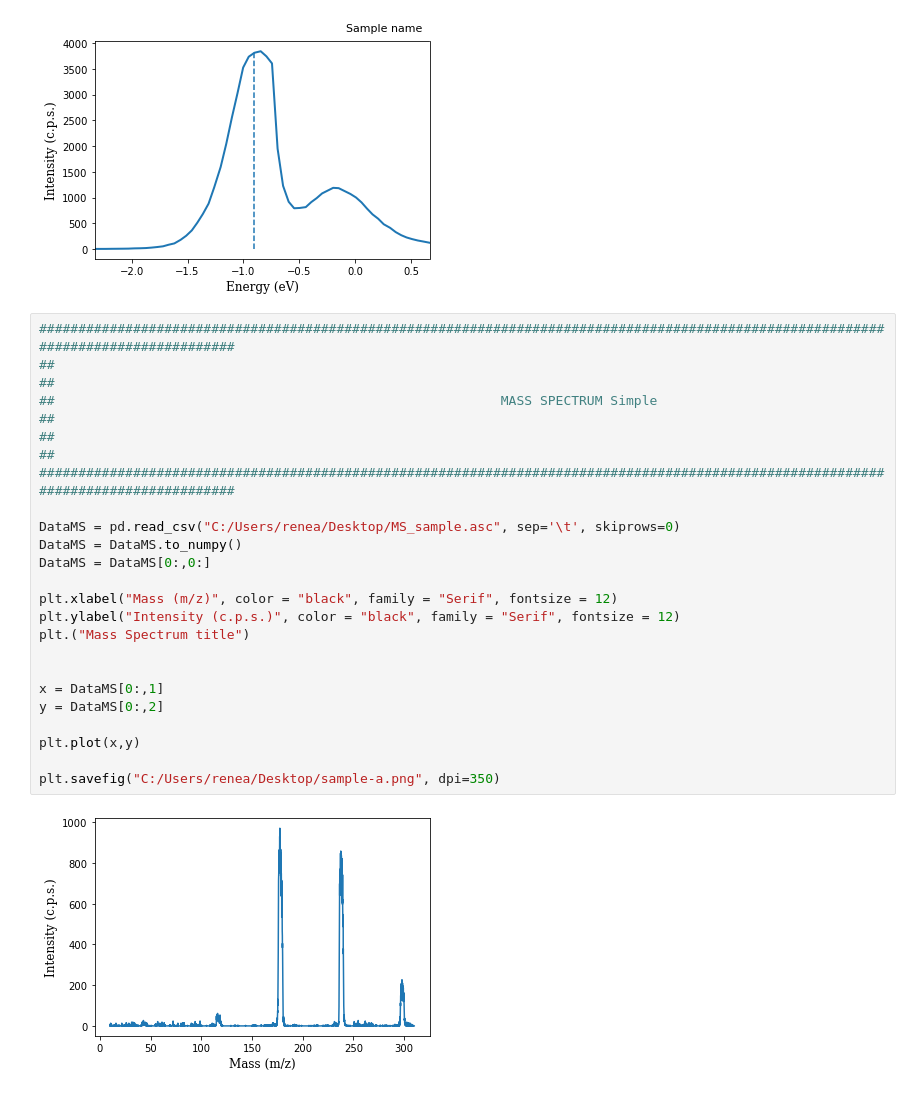
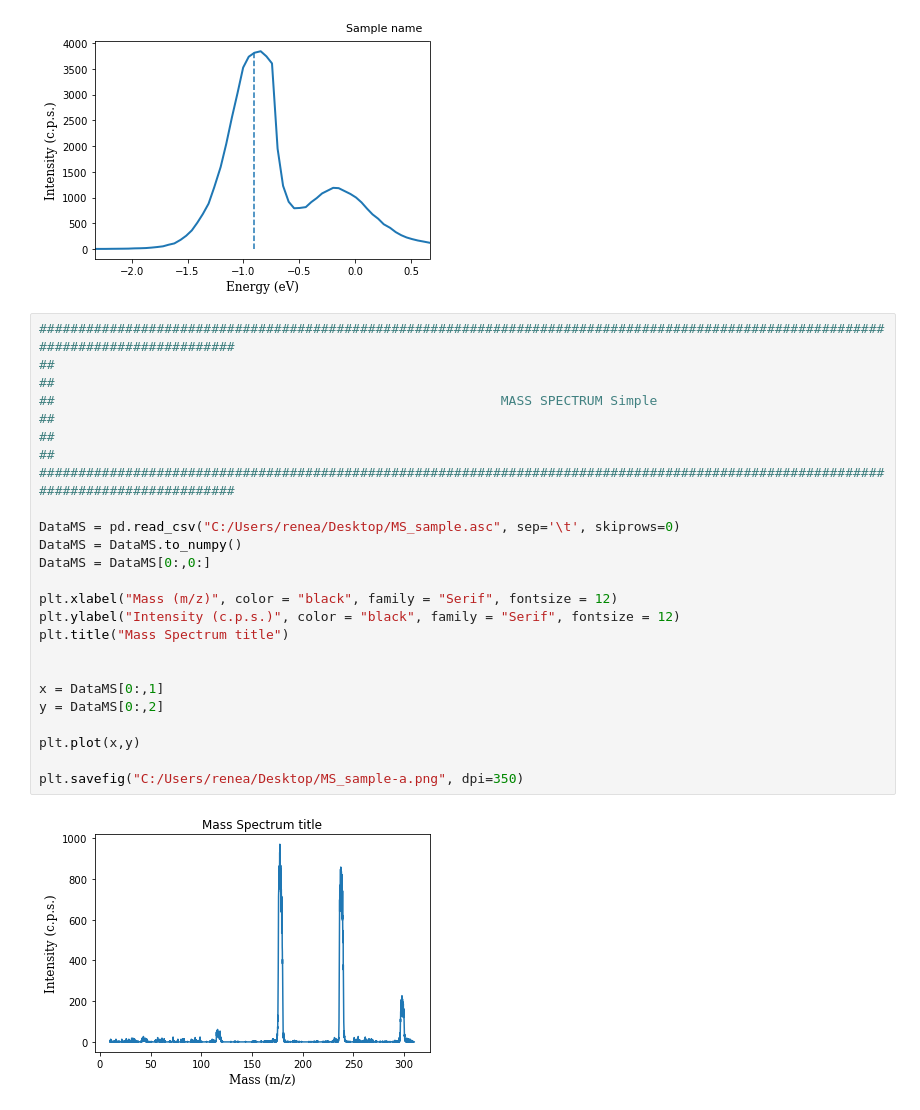
Before and after one commit to renecartaya/Quadrupole-Mass-Spectrometry, a Jupyter notebook: Quadrupole_Mass_Spectrometry_Sample.ipynb, the cells around one changed output. Cells and saved outputs as stored; diff of their text form.

```diff
--- a/Quadrupole_Mass_Spectrometry_Sample.ipynb
+++ b/Quadrupole_Mass_Spectrometry_Sample.ipynb
@@ -70,24 +70,24 @@ plt.savefig("C:/Users/renea/Desktop/Calibration_sample.png", dpi=350)
 # %%
 #####################################################################################################################################
 ##                                                                                                                                 ##
 ##                                                         MASS SPECTRUM Simple                                                    ##
 ##                                                                                                                                 ##
 #####################################################################################################################################
 
 DataMS = pd.read_csv("C:/Users/renea/Desktop/MS_sample.asc", sep='\t', skiprows=0)
 DataMS = DataMS.to_numpy()
 DataMS = DataMS[0:,0:]
 
 plt.xlabel("Mass (m/z)", color = "black", family = "Serif", fontsize = 12)
 plt.ylabel("Intensity (c.p.s.)", color = "black", family = "Serif", fontsize = 12)
-plt.("Mass Spectrum title")
+plt.title("Mass Spectrum title")
 
 
 x = DataMS[0:,1]
 y = DataMS[0:,2]
 
 plt.plot(x,y)
 
-plt.savefig("C:/Users/renea/Desktop/sample-a.png", dpi=350)
+plt.savefig("C:/Users/renea/Desktop/MS_sample-a.png", dpi=350)
 # %% [output]
-[figure, old version]
+[figure, new version]
```
